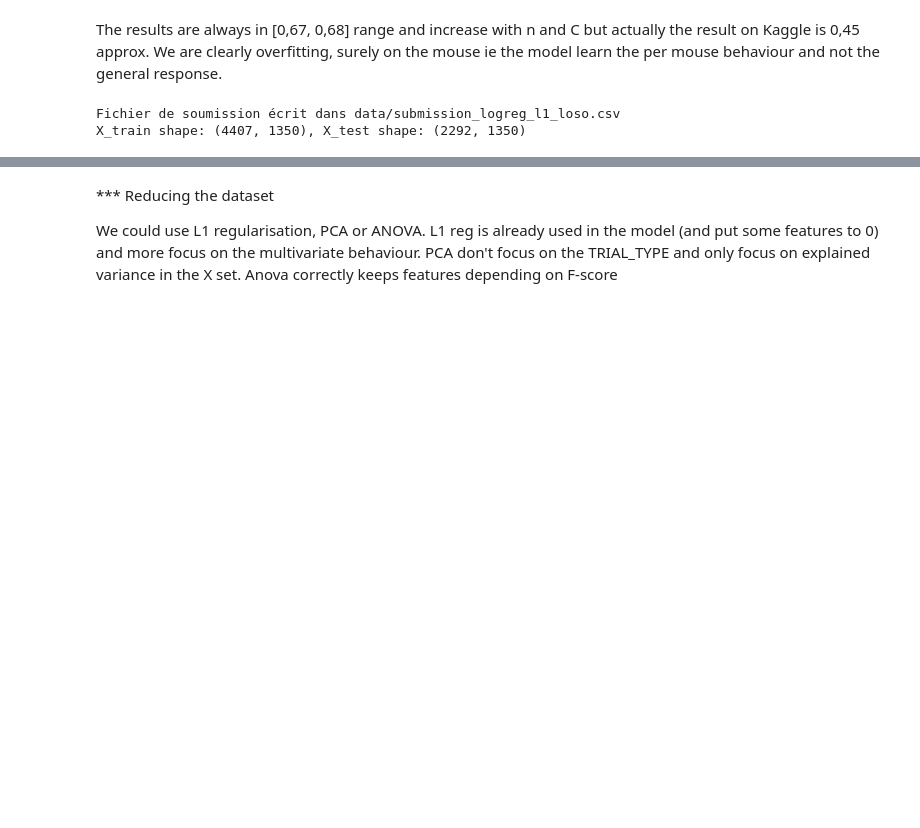
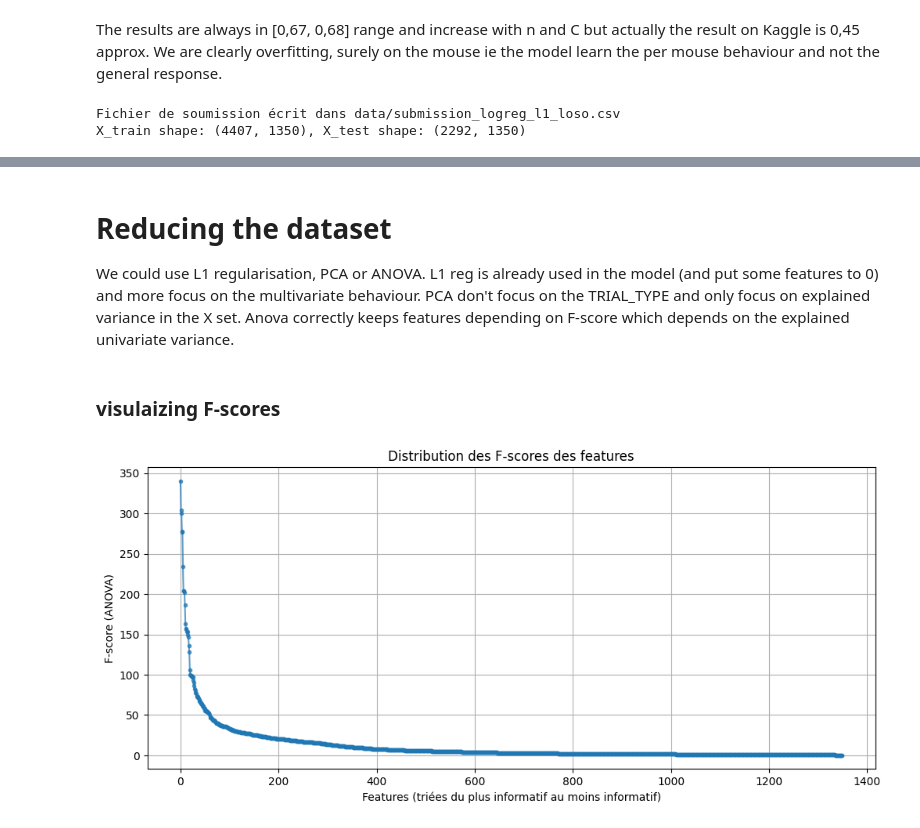
Before and after one commit to AmmarLeGrand/Biological-data-science-II, a Jupyter notebook: source.ipynb, the cells around one changed output, grey strips where cells are left out. Saved outputs shown, nothing was run; the diff lists cells and outputs as text; code cells hidden in the pictures; blank space fills up the shorter version.

```diff
--- a/source.ipynb
+++ b/source.ipynb
@@ -779,4 +868,68 @@ X_train shape: (4407, 1350), X_test shape: (2292, 1350)
 # %% [markdown]
-*** Reducing the dataset
+# Reducing the dataset
 
-We could use L1 regularisation, PCA or ANOVA. L1 reg is already used in the model (and put some features to 0) and more focus on the multivariate behaviour. PCA don't focus on the TRIAL_TYPE and only focus on explained variance in the X set. Anova correctly keeps features depending on F-score
+We could use L1 regularisation, PCA or ANOVA. L1 reg is already used in the model (and put some features to 0) and more focus on the multivariate behaviour. PCA don't focus on the TRIAL_TYPE and only focus on explained variance in the X set. Anova correctly keeps features depending on F-score which depends on the explained univariate variance.
+# %% [markdown]
+### visulaizing F-scores
+# %%
+import pandas as pd
+import numpy as np
+import matplotlib.pyplot as plt
+
+from sklearn.impute import KNNImputer
+from sklearn.feature_selection import f_classif
+
+# =============================
+# 1. Chargement du train
+# =============================
+df = pd.read_csv("data/raw/train.csv")
+
+# Supprimer colonnes constantes
+cols_to_keep = ["session_id", "trial_number", "TRIAL_TYPE"]
+constant_cols = [
+    c for c in df.columns
+    if c not in cols_to_keep and df[c].nunique() <= 1
+]
+df = df.drop(columns=constant_cols)
+
+# =============================
+# 2. Normalisation PAR SESSION
+# =============================
+feature_cols = [
+    c for c in df.columns
+    if c not in ["session_id", "trial_number", "TRIAL_TYPE"]
+]
+
+df[feature_cols] = df.groupby("session_id")[feature_cols].transform(
+    lambda x: (x - x.mean()) / (x.std() + 1e-8)
+)
+
+X = df[feature_cols].copy()
+y = df["TRIAL_TYPE"].copy()
+
+# =============================
+# 3. Imputation temporaire pour faire ANOVA correctement
+# =============================
+imputer = KNNImputer(n_neighbors=2)
+X_imp = imputer.fit_transform(X)
+
+# =============================
+# 4. Calcul ANOVA F-test
+# =============================
+F_scores, _ = f_classif(X_imp, y)
+
+# Tri décroissant pour visualisation
+F_sorted = np.sort(F_scores)[::-1]
+
+# =============================
+# 5. Plot des F-scores
+# =============================
+plt.figure(figsize=(12,5))
+plt.plot(F_sorted, marker='.', linestyle='-', alpha=0.7)
+plt.xlabel("Features (triées du plus informatif au moins informatif)")
+plt.ylabel("F-score (ANOVA)")
+plt.title("Distribution des F-scores des features")
+plt.grid(True)
+plt.show()
+# %% [output]
+[figure, added]
```
Also changed, not shown: parts of 16 cells of this notebook, 1 other file.
